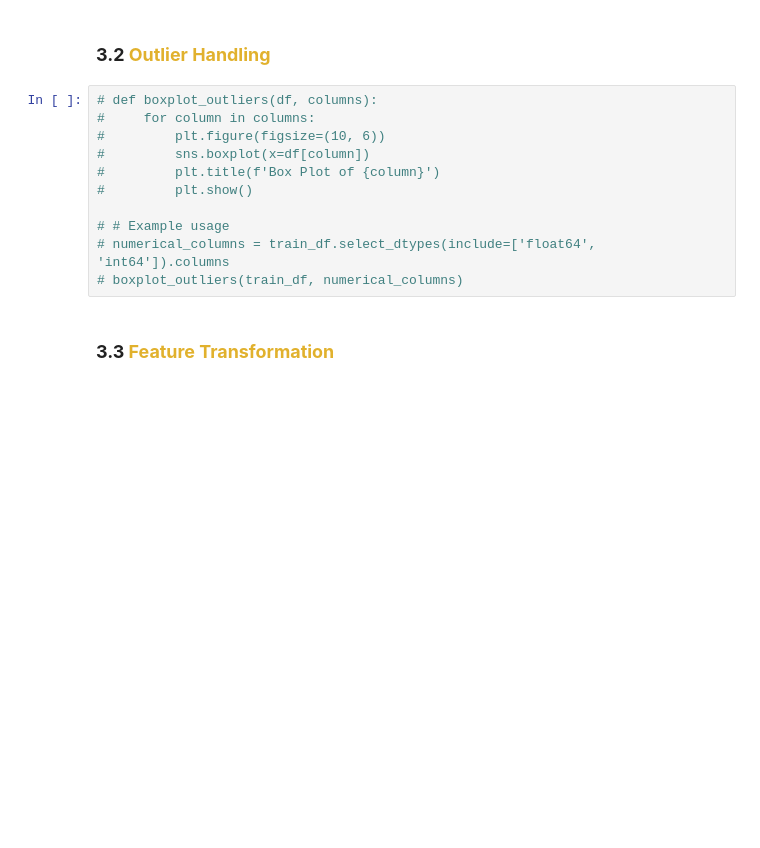
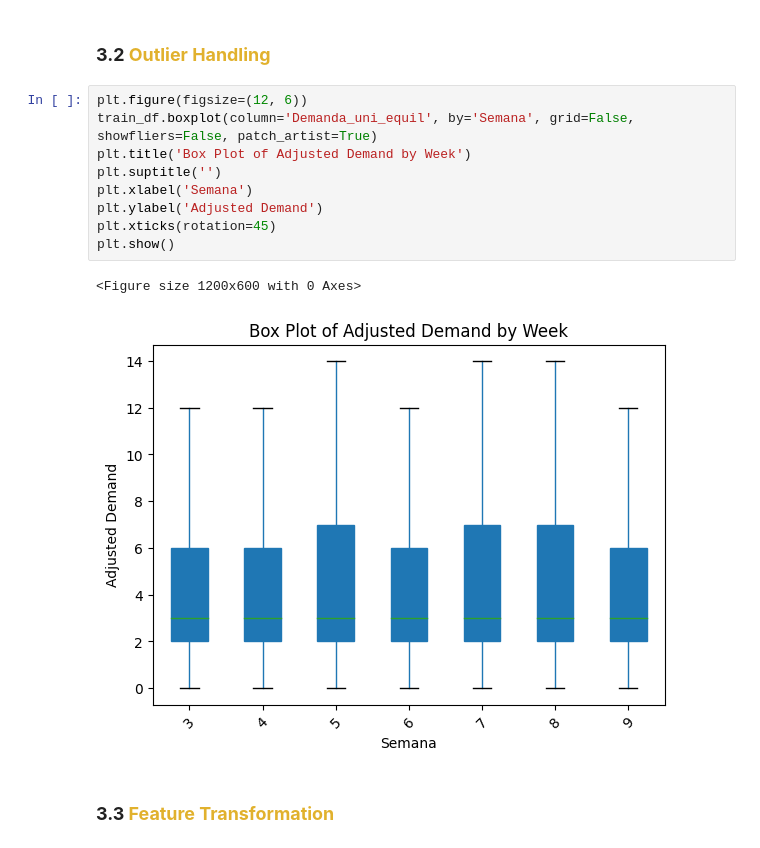
Before and after one commit to agshiv92/GrupoBimbo_InventoryDemand_Solutions, a Jupyter notebook: Group_Bimbo_modeling.ipynb, the cells around one changed output. Drawn from its saved outputs; the diff is of its cells as text; blank space fills up the shorter version.

```diff
--- a/Group_Bimbo_modeling.ipynb
+++ b/Group_Bimbo_modeling.ipynb
@@ -432,17 +434,18 @@ There is no missing data in the dataframe. If there are missing data there are t
 # %% [markdown]
 <a id="3.2"></a>
 ### <b>3.2 <span style='color:#E1B12D'> Outlier Handling </span></b>
-# %%
-# def boxplot_outliers(df, columns):
-#     for column in columns:
-#         plt.figure(figsize=(10, 6))
-#         sns.boxplot(x=df[column])
-#         plt.title(f'Box Plot of {column}')
-#         plt.show()
-
-# # Example usage
-# numerical_columns = train_df.select_dtypes(include=['float64', 'int64']).columns
-# boxplot_outliers(train_df, numerical_columns)
+# %%
+plt.figure(figsize=(12, 6))
+train_df.boxplot(column='Demanda_uni_equil', by='Semana', grid=False, showfliers=False, patch_artist=True)
+plt.title('Box Plot of Adjusted Demand by Week')
+plt.suptitle('')
+plt.xlabel('Semana')
+plt.ylabel('Adjusted Demand')
+plt.xticks(rotation=45)
+plt.show()
+# %% [output]
+<Figure size 1200x600 with 0 Axes>
+[figure, added]
 # %% [markdown]
 <a id="3.3"></a>
 ### <b>3.3 <span style='color:#E1B12D'> Feature Transformation </span></b>
```
Also changed, not shown: parts of 12 cells of this notebook.
